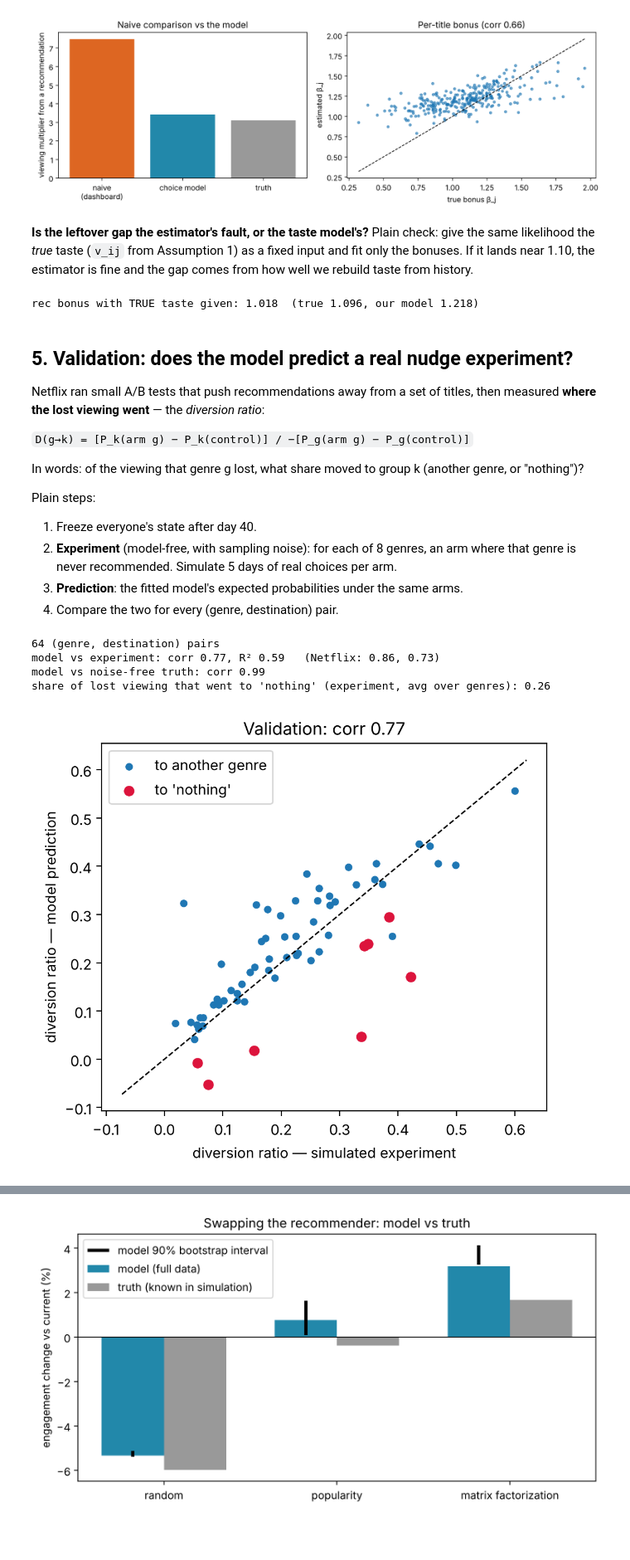
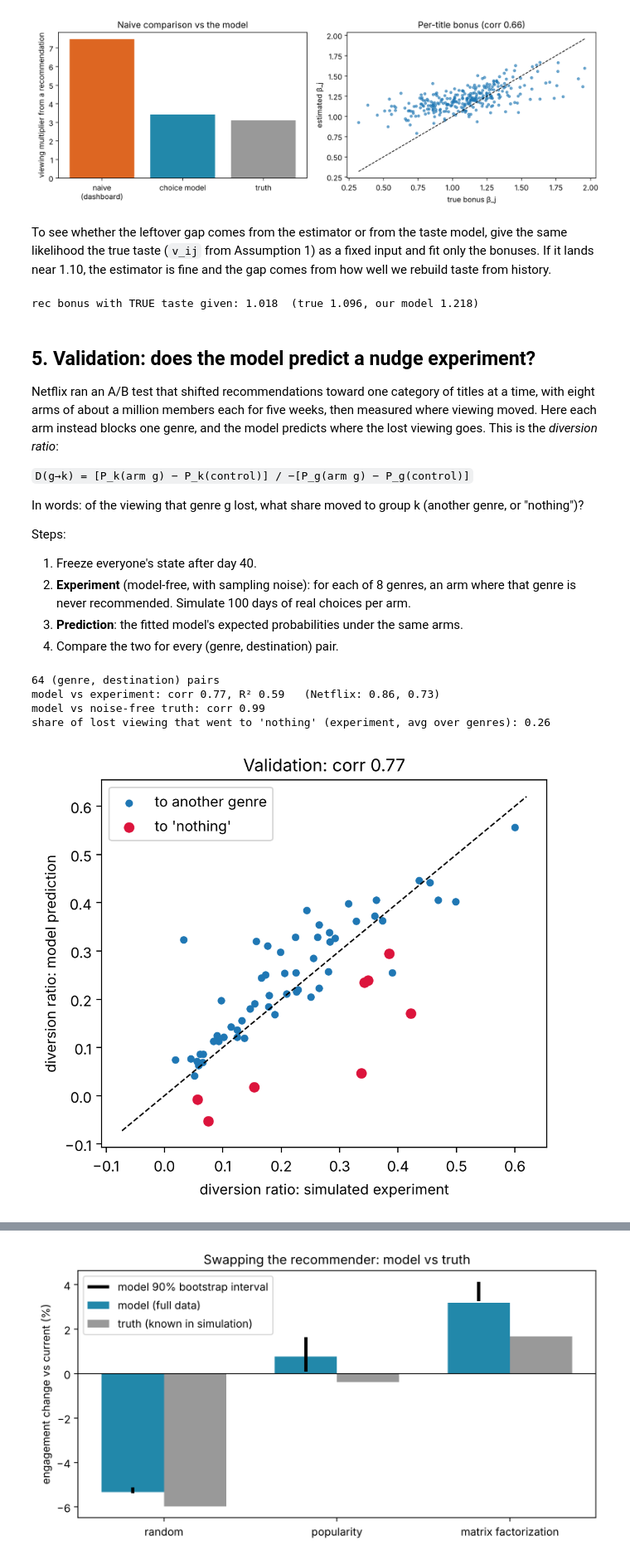
Before and after one commit to ZFayFay/netflix-rec-impact-replication, a Jupyter notebook: rec_impact_replication.ipynb, the cells around one changed output, grey strips where cells are left out. Shown at 83% size. Cells and saved outputs as stored; diff of their text form; code cells hidden in the pictures; blank space fills up the shorter version.

```diff
--- a/rec_impact_replication.ipynb
+++ b/rec_impact_replication.ipynb
@@ -234,6 +277,6 @@ plt.tight_layout(); plt.savefig("figures/fig1_naive_vs_model.png", dpi=130); plt
 # %% [output]
 [figure]
 # %% [markdown]
-**Is the leftover gap the estimator's fault, or the taste model's?** Plain check: give the same likelihood the *true* taste (`v_ij` from Assumption 1) as a fixed input and fit only the bonuses. If it lands near 1.10, the estimator is fine and the gap comes from how well we rebuild taste from history.
+To see whether the leftover gap comes from the estimator or from the taste model, give the same likelihood the true taste (`v_ij` from Assumption 1) as a fixed input and fit only the bonuses. If it lands near 1.10, the estimator is fine and the gap comes from how well we rebuild taste from history.
 # %%
 V_T = torch.tensor(V_TRUE, dtype=torch.float32)
@@ -252,17 +308,17 @@ print(f"rec bonus with TRUE taste given: {beta_o.detach().numpy().mean():.3f}  (
 # %% [output]
 rec bonus with TRUE taste given: 1.018  (true 1.096, our model 1.218)
 # %% [markdown]
-## 5. Validation: does the model predict a real nudge experiment?
+## 5. Validation: does the model predict a nudge experiment?
 
-Netflix ran small A/B tests that push recommendations away from a set of titles, then measured **where the lost viewing went** — the *diversion ratio*:
+Netflix ran an A/B test that shifted recommendations toward one category of titles at a time, with eight arms of about a million members each for five weeks, then measured where viewing moved. Here each arm instead blocks one genre, and the model predicts where the lost viewing goes. This is the *diversion ratio*:
 
 `D(g→k) = [P_k(arm g) − P_k(control)] / −[P_g(arm g) − P_g(control)]`
 
 In words: of the viewing that genre g lost, what share moved to group k (another genre, or "nothing")?
 
-Plain steps:
+Steps:
 1. Freeze everyone's state after day 40.
-2. **Experiment** (model-free, with sampling noise): for each of 8 genres, an arm where that genre is never recommended. Simulate 5 days of real choices per arm.
+2. **Experiment** (model-free, with sampling noise): for each of 8 genres, an arm where that genre is never recommended. Simulate 100 days of real choices per arm.
 3. **Prediction**: the fitted model's expected probabilities under the same arms.
 4. Compare the two for every (genre, destination) pair.
 # %%
@@ -270,11 +326,13 @@ GENRES = ["Drama", "Comedy", "Action", "Thriller", "Adventure", "Sci-Fi", "Roman
 gmask = {g: genres.apply(lambda x, g=g: g in x).values for g in GENRES}
 REC_SCORE = V_TRUE + REC_NOISE
 
+
 def arm_recs(rng, block=None):
     w = WATCHED_END.copy()
     if block is not None:
-        w = w | gmask[block][None, :]          # recommender skips the blocked genre
+        w = w | gmask[block][None, :]  # recommender skips the blocked genre
     return gumbel_topk(REC_SCORE, w, rng)
+
 
 def group_shares(p, p0, g_from):
     # share of viewing for: the blocked genre, each other genre (titles NOT in g_from), and "nothing"
@@ -284,20 +342,24 @@ def group_shares(p, p0, g_from):
             out[k] = p[:, gmask[k] & ~gmask[g_from]].sum(1).mean()
     return out
 
+
 def sampled_probs(rec, rng):
     # one simulated day of real choices -> empirical shares (model-free)
     p, p0 = choice_probs(V_TRUE, BETA_TRUE, rec, WATCHED_END)
     cum = np.hstack([p, p0[:, None]]).cumsum(1)
     ch = (rng.random((I, 1)) < cum).argmax(1)
-    onehot = np.zeros((I, J + 1)); onehot[np.arange(I), ch] = 1
+    onehot = np.zeros((I, J + 1))
+    onehot[np.arange(I), ch] = 1
     return onehot[:, :J], onehot[:, J]
+
 
 def diversion(shares_arm, shares_ctl):
     lost = -(shares_arm["g"] - shares_ctl["g"])
     return {k: (shares_arm[k] - shares_ctl[k]) / lost for k in shares_arm if k != "g"}
 
+
 rows = []
-REPS = 100                     # 100 simulated days per arm
+REPS = 100  # 100 simulated days per arm
 for g in GENRES:
     exp_arm, exp_ctl, pred_arm, pred_ctl, true_arm, true_ctl = [], [], [], [], [], []
     for r in range(REPS):
@@ -310,7 +372,11 @@ for g in GENRES:
         true_ctl.append(group_shares(*choice_probs(V_TRUE, BETA_TRUE, rec_c, WATCHED_END), g))
         true_arm.append(group_shares(*choice_probs(V_TRUE, BETA_TRUE, rec_a, WATCHED_END), g))
     avg = lambda L: {k: np.mean([x[k] for x in L]) for k in L[0]}
-    de, dp, dt = diversion(avg(exp_arm), avg(exp_ctl)), diversion(avg(pred_arm), avg(pred_ctl)), diversion(avg(true_arm), avg(true_ctl))
+    de, dp, dt = (
+        diversion(avg(exp_arm), avg(exp_ctl)),
+        diversion(avg(pred_arm), avg(pred_ctl)),
+        diversion(avg(true_arm), avg(true_ctl)),
+    )
     for k in de:
         rows.append(dict(blocked=g, to=k, experiment=de[k], model=dp[k], truth=dt[k]))
 div = pd.DataFrame(rows)
@@ -319,8 +385,10 @@ r_true = np.corrcoef(div.truth, div.model)[0, 1]
 print(f"{len(div)} (genre, destination) pairs")
 print(f"model vs experiment: corr {r_exp:.2f}, R² {r_exp**2:.2f}   (Netflix: 0.86, 0.73)")
 print(f"model vs noise-free truth: corr {r_true:.2f}")
-print("share of lost viewing that went to 'nothing' (experiment, avg over genres):",
-      div[div.to == "nothing"].experiment.mean().round(2))
+print(
+    "share of lost viewing that went to 'nothing' (experiment, avg over genres):",
+    div[div.to == "nothing"].experiment.mean().round(2),
+)
 # %% [output]
 64 (genre, destination) pairs
 model vs experiment: corr 0.77, R² 0.59   (Netflix: 0.86, 0.73)
@@ -329,15 +397,22 @@ share of lost viewing that went to 'nothing' (experiment, avg over genres): 0.26
 # %%
 plt.figure(figsize=(5.2, 4.6))
 isn = div.to == "nothing"
 plt.scatter(div.experiment[~isn], div.model[~isn], s=18, label="to another genre")
 plt.scatter(div.experiment[isn], div.model[isn], s=40, c="crimson", label="to 'nothing'")
-lim = [min(div.experiment.min(), div.model.min()) - 0.02, max(div.experiment.max(), div.model.max()) + 0.02]
+lim = [
+    min(div.experiment.min(), div.model.min()) - 0.02,
+    max(div.experiment.max(), div.model.max()) + 0.02,
+]
 plt.plot(lim, lim, "k--", lw=1)
-plt.xlabel("diversion ratio — simulated experiment"); plt.ylabel("diversion ratio — model prediction")
+plt.xlabel("diversion ratio: simulated experiment")
+plt.ylabel("diversion ratio: model prediction")
 plt.title(f"Validation: corr {r_exp:.2f}")
-plt.legend(); plt.tight_layout(); plt.savefig("figures/fig2_diversion.png", dpi=130); plt.show()
+plt.legend()
+plt.tight_layout()
+plt.savefig("figures/fig2_diversion.png", dpi=130)
+plt.show()
 # %% [output]
-[figure, old version]
+[figure, new version]
 # %% [markdown]
 ## 6. Counterfactuals: what if we swapped the recommender? (with uncertainty bands)
 
```
Also changed, not shown: parts of 24 cells of this notebook, 25 other files.
